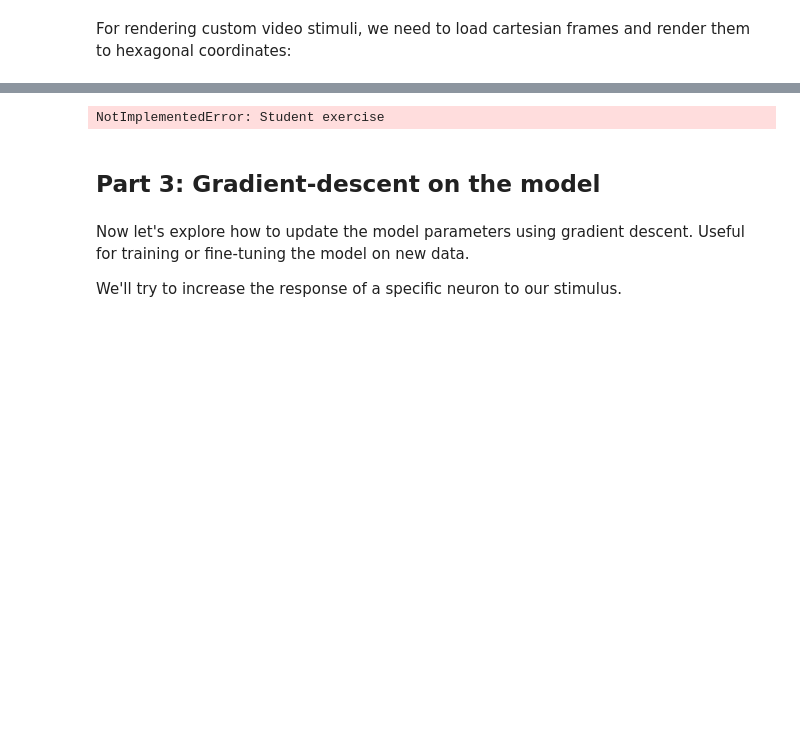
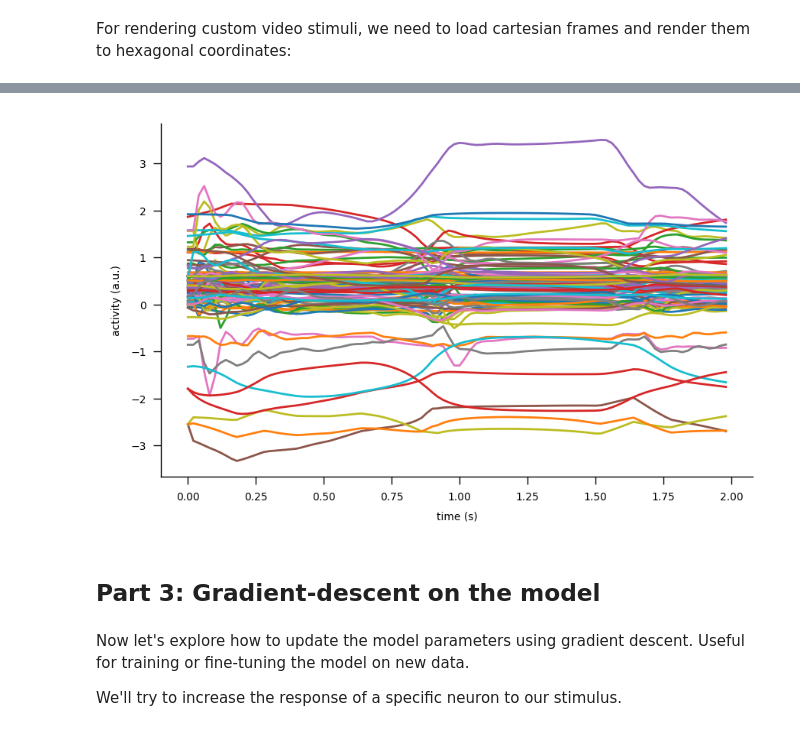
Before and after one commit to TuragaLab/flysim_tutorials, a Jupyter notebook: visual_system_tutorial/tutorials/00_flyvis_tutorial_using_the_model.ipynb, the cells around one changed output, grey strips where cells are left out. Cells and saved outputs as stored; diff of their text form; code cells hidden in the pictures; blank space fills up the shorter version.

```diff
--- a/visual_system_tutorial/tutorials/00_flyvis_tutorial_using_the_model.ipynb
+++ b/visual_system_tutorial/tutorials/00_flyvis_tutorial_using_the_model.ipynb
@@ -283,9 +283,28 @@ plt.show()
-# %%
-# TODO: use network.steady_state() to create an initial steady state that reduces the initial transient response. Pass it to network(..., state=...) when running the model.
-
-raise NotImplementedError("Student exercise")
-# %% [output]
-NotImplementedError: Student exercise
+# %%
+# Let's reduce the initial transient response by using the steady state as initial state
+
+initial_state = network.steady_state(t_pre=1.0, dt=dt, batch_size=1)
+
+# Reset the stimulus buffer
+network.stimulus.zero()
+
+# Add the stimulus to a stimulus buffer
+network.stimulus.add_input(hex_frames)
+
+# Run the model
+with torch.no_grad():
+    network_activity = network(network.stimulus(), dt=dt, state=initial_state)
+
+# Let's visualize 100 random neurons
+random_neuron_idx = torch.randint(0, network_activity.shape[-1], (100,)).to()
+time = np.arange(0, network_activity.shape[1]) * dt
+
+plt.plot(time, network_activity[0, :, random_neuron_idx].detach().cpu().numpy())
+plt.xlabel("time (s)")
+plt.ylabel("activity (a.u.)")
+plt.show()
+# %% [output]
+[figure, added]
 # %% [markdown]
 ## Part 3: Gradient-descent on the model
 # %% [markdown]
```
Also changed, not shown: parts of 10 cells of this notebook, 3 other files.
